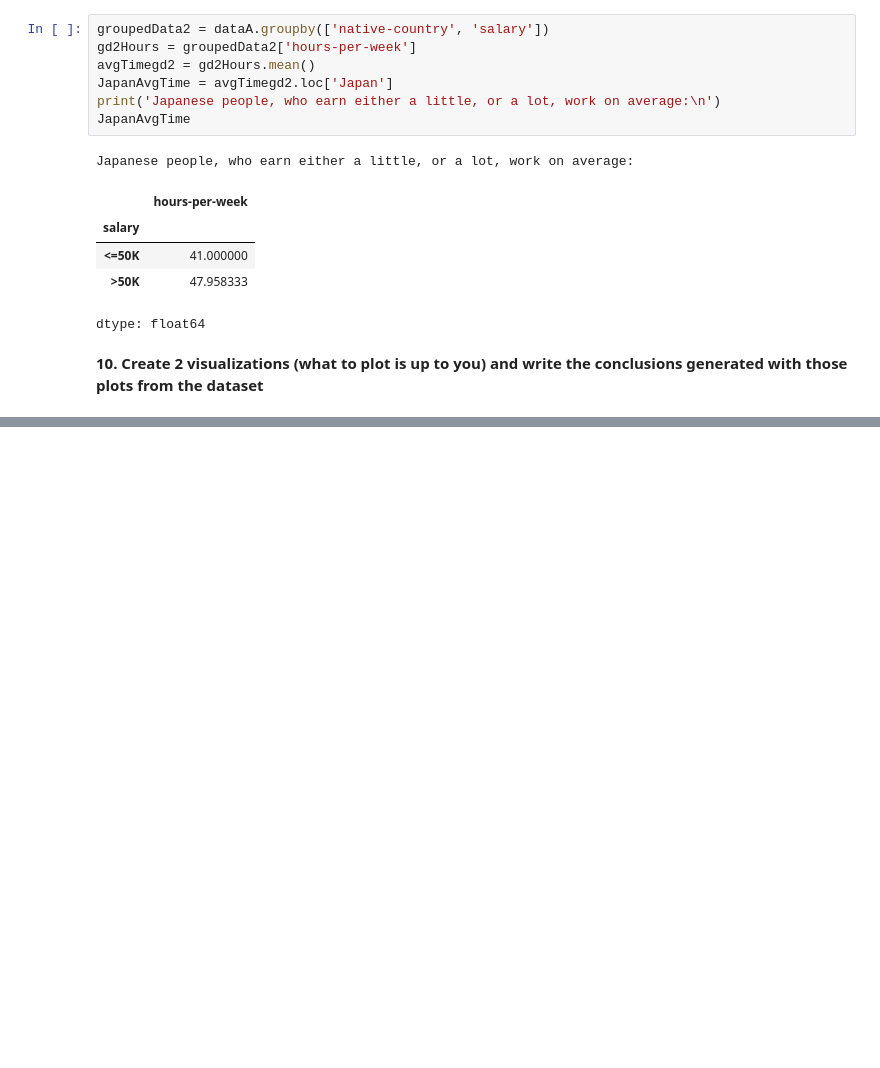
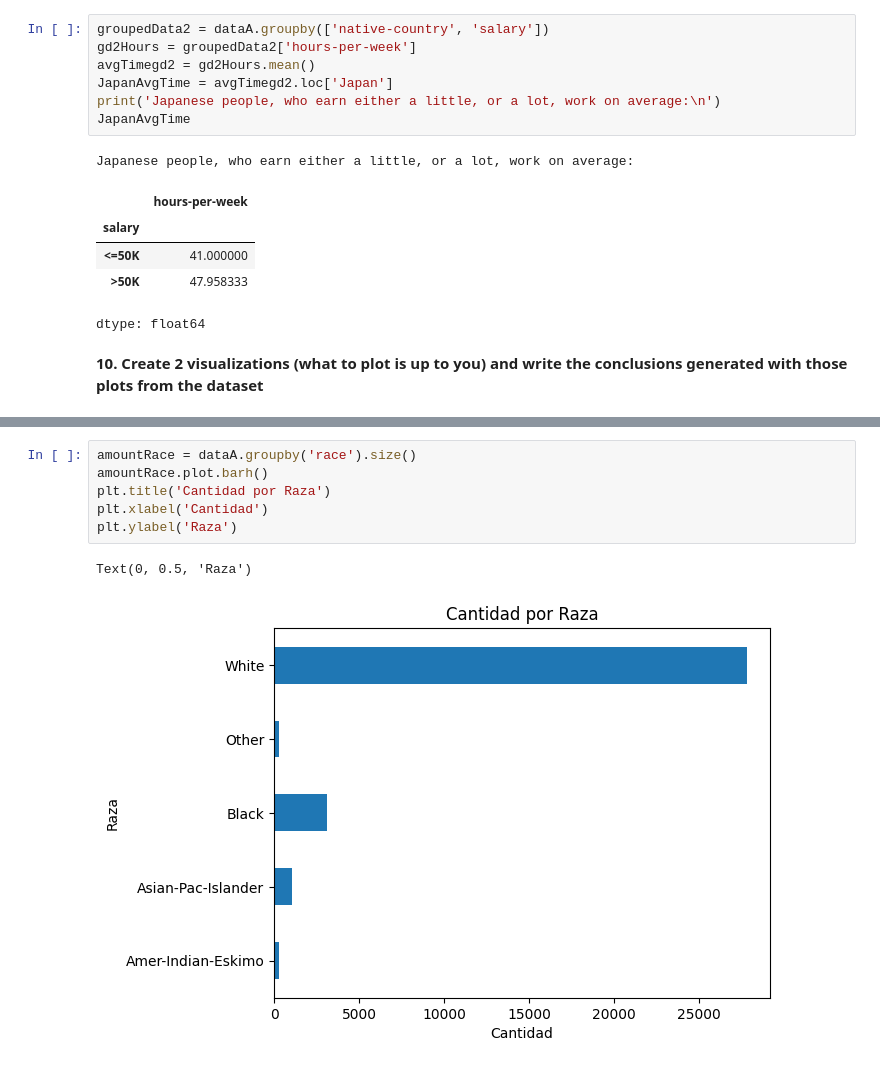
Before and after one commit to A01286211/M1-Act5-SZD, a Jupyter notebook: M1_Actividad_5_Programación_en_Python_Librerías_Numpy_Matplotlib_Pandas.ipynb, the cells around one changed output, grey strips where cells are left out. Cells and saved outputs as stored; diff of their text form; blank space fills up the shorter version.

```diff
--- a/M1_Actividad_5_Programación_en_Python_Librerías_Numpy_Matplotlib_Pandas.ipynb
+++ b/M1_Actividad_5_Programación_en_Python_Librerías_Numpy_Matplotlib_Pandas.ipynb
@@ -539,0 +544,9 @@ print(conclusion)
+# %%
+amountRace = dataA.groupby('race').size()
+amountRace.plot.barh()
+plt.title('Cantidad por Raza')
+plt.xlabel('Cantidad')
+plt.ylabel('Raza')
+# %% [output]
+Text(0, 0.5, 'Raza')
+[figure, added]
```
Also changed, not shown: parts of 33 cells of this notebook.
